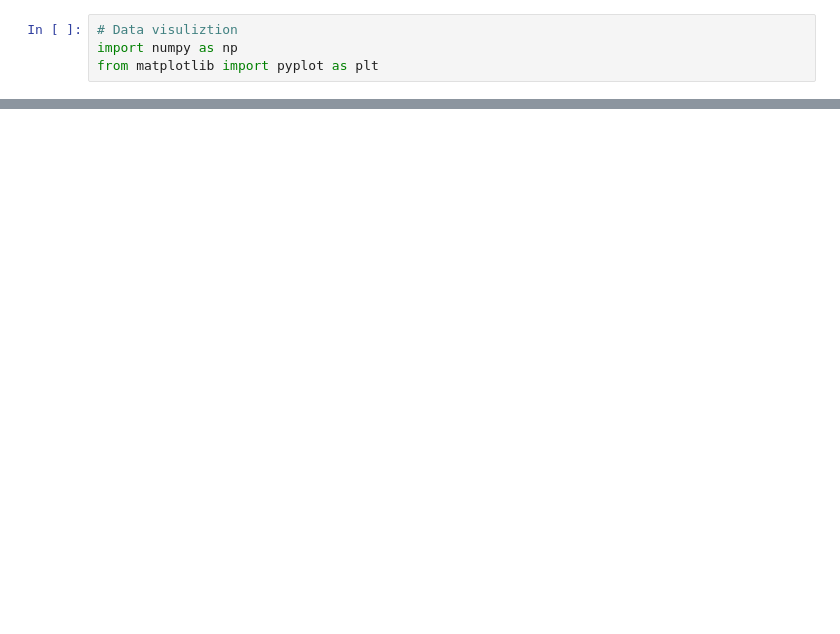
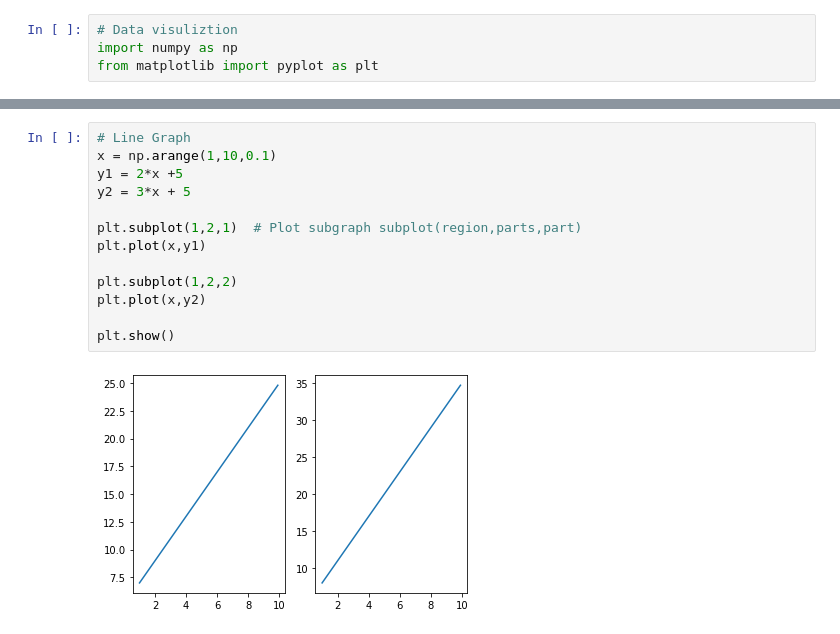
Before and after one commit to NOBODY1819/Sem-6-ML-lab, a Jupyter notebook: Activity_2/activity_2.1.ipynb, the cells around one changed output, grey strips where cells are left out. Drawn from its saved outputs; the diff is of its cells as text; blank space fills up the shorter version.

```diff
--- a/Activity_2/activity_2.1.ipynb
+++ b/Activity_2/activity_2.1.ipynb
@@ -12,0 +19,15 @@ plt.show()
+# %%
+# Line Graph
+x = np.arange(1,10,0.1)
+y1 = 2*x +5
+y2 = 3*x + 5
+
+plt.subplot(1,2,1)  # Plot subgraph subplot(region,parts,part)
+plt.plot(x,y1)
+
+plt.subplot(1,2,2)
+plt.plot(x,y2)
+
+plt.show()
+# %% [output]
+[figure, added]
```
Also changed, not shown: parts of 6 cells of this notebook, 3 other files.
